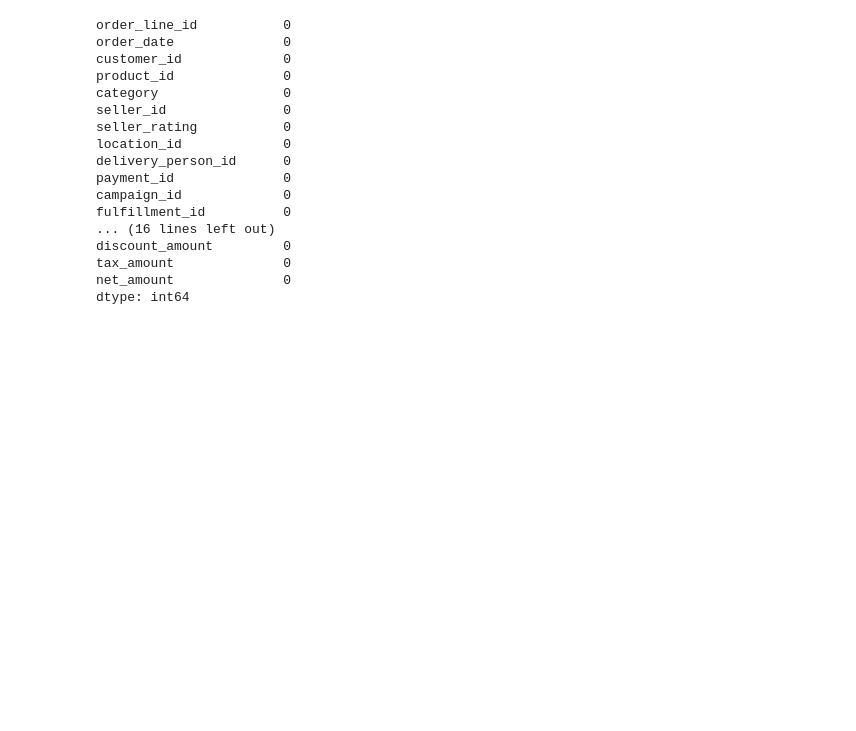
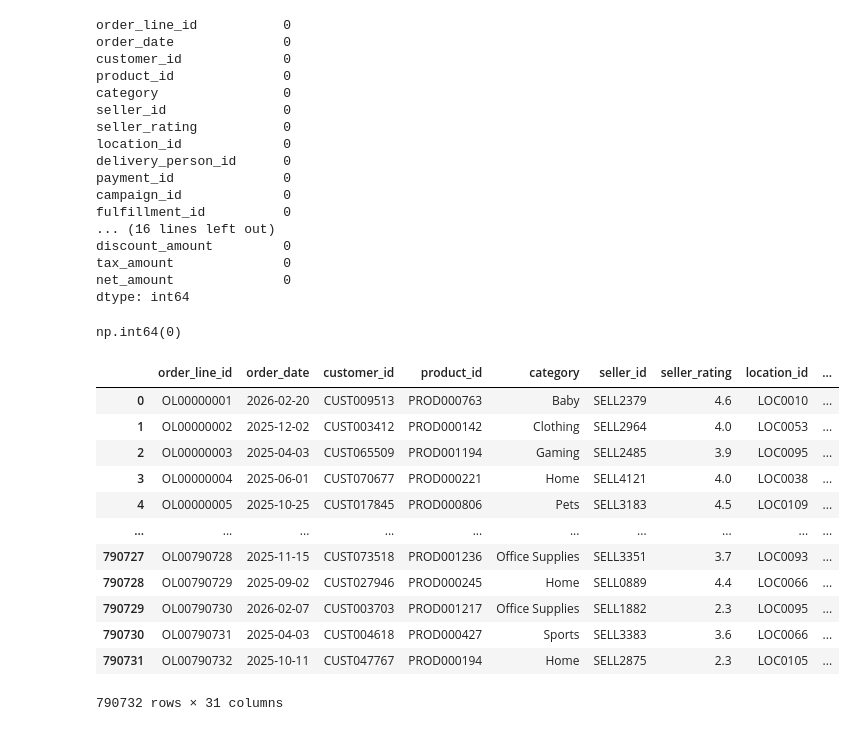
Before and after one commit to BhupathiTharun/Supply-chain-data-warehouse, a Jupyter notebook: data_cleaning.ipynb, the cells around one changed output. Cells and saved outputs as stored; diff of their text form; code cells hidden in the pictures; blank space fills up the shorter version.

```diff
--- a/data_cleaning.ipynb
+++ b/data_cleaning.ipynb
@@ -237,3 +237,23 @@ net_amount              0
 dtype: int64
 # %%
 df['order_date']=pd.to_datetime(df['order_date'])
+# %%
+df.duplicated().sum()
+# %% [output]
+np.int64(0)
+# %%
+df.drop_duplicates()
+# %% [output]
+|  | order_line_id | order_date | customer_id | product_id | category | seller_id | seller_rating | location_id | ... |
+| 0 | OL00000001 | 2026-02-20 | CUST009513 | PROD000763 | Baby | SELL2379 | 4.6 | LOC0010 | ... |
+| 1 | OL00000002 | 2025-12-02 | CUST003412 | PROD000142 | Clothing | SELL2964 | 4.0 | LOC0053 | ... |
+| 2 | OL00000003 | 2025-04-03 | CUST065509 | PROD001194 | Gaming | SELL2485 | 3.9 | LOC0095 | ... |
+| 3 | OL00000004 | 2025-06-01 | CUST070677 | PROD000221 | Home | SELL4121 | 4.0 | LOC0038 | ... |
+| 4 | OL00000005 | 2025-10-25 | CUST017845 | PROD000806 | Pets | SELL3183 | 4.5 | LOC0109 | ... |
+| ... | ... | ... | ... | ... | ... | ... | ... | ... | ... |
+| 790727 | OL00790728 | 2025-11-15 | CUST073518 | PROD001236 | Office Supplies | SELL3351 | 3.7 | LOC0093 | ... |
+| 790728 | OL00790729 | 2025-09-02 | CUST027946 | PROD000245 | Home | SELL0889 | 4.4 | LOC0066 | ... |
+| 790729 | OL00790730 | 2026-02-07 | CUST003703 | PROD001217 | Office Supplies | SELL1882 | 2.3 | LOC0095 | ... |
+| 790730 | OL00790731 | 2025-04-03 | CUST004618 | PROD000427 | Sports | SELL3383 | 3.6 | LOC0066 | ... |
+| 790731 | OL00790732 | 2025-10-11 | CUST047767 | PROD000194 | Home | SELL2875 | 2.3 | LOC0105 | ... |
+790732 rows × 31 columns
```
Also changed, not shown: parts of 3 cells of this notebook.
